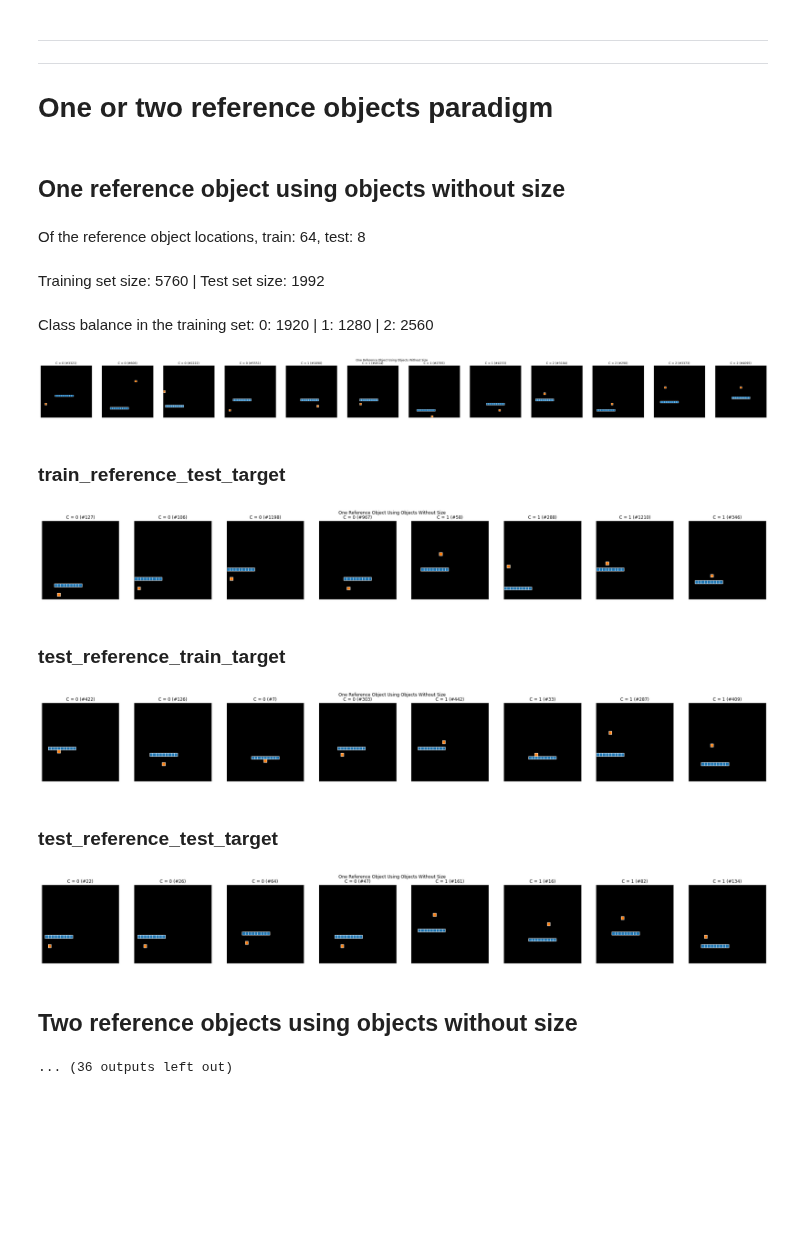
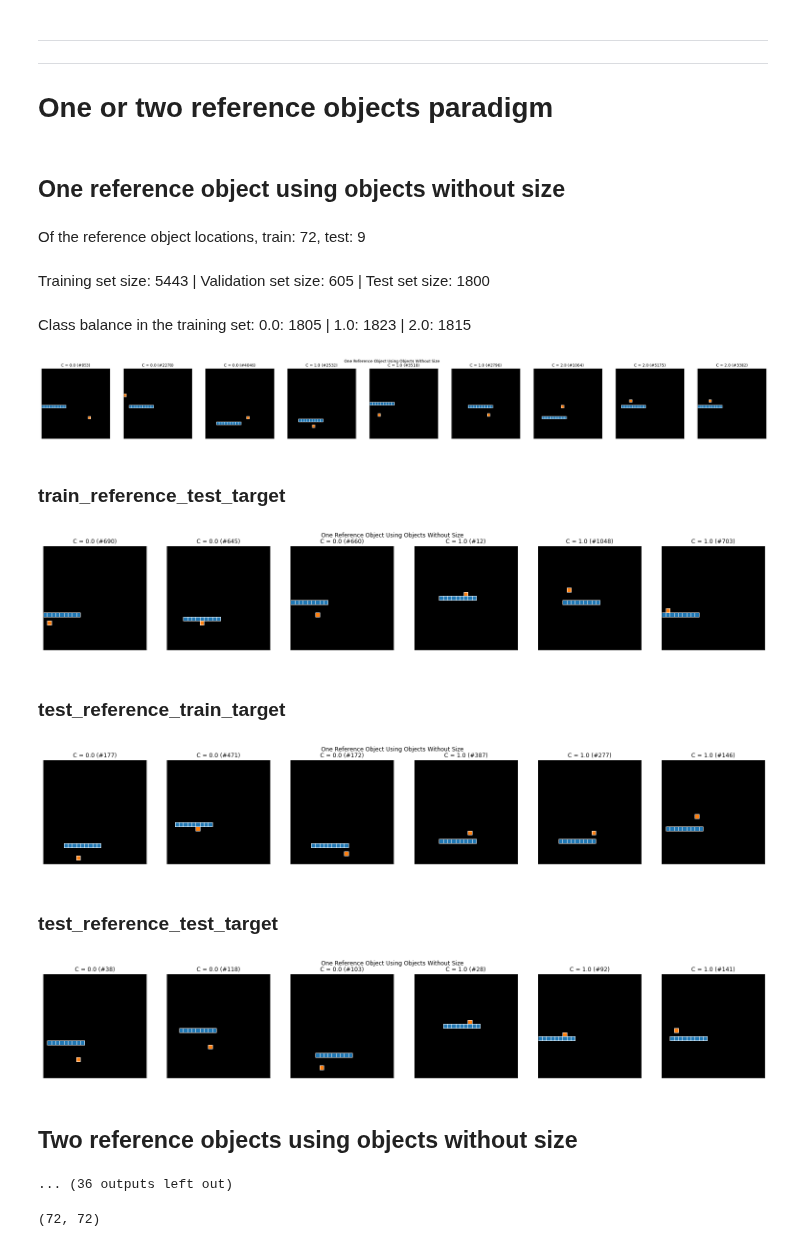
Before and after one commit to guydav/simple-relational-reasoning, a Jupyter notebook: notebooks/QuinnObjectVisualizations.ipynb, the cells around one changed output. Cells and saved outputs as stored; diff of their text form; code cells hidden in the pictures; blank space fills up the shorter version.

```diff
--- a/notebooks/QuinnObjectVisualizations.ipynb
+++ b/notebooks/QuinnObjectVisualizations.ipynb
@@ -197,6 +197,36 @@ FAUX_GENERATORS = {
     ObjectGeneratorWithoutSize: QUINN_FAUX_GENERATOR_WITHOUT_SIZE,
     ObjectGeneratorWithSize: QUINN_FAUX_GENERATOR_WITH_SIZE
 }
+# %%
+EXAMPLES_PER_CLASS = 3
+
+NAMES = {
+    AboveBelowReferenceInductiveBias: 'above vs. below',
+    BetweenReferenceInductiveBias: 'above vs. below vs. between',
+    ObjectGeneratorWithoutSize: 'objects without size',
+    ObjectGeneratorWithSize: 'objects with size'
+}
+
+
+def plot_single_dataset(dataset, indices, faux_generators=FAUX_GENERATORS):
+    label_arr = np.array(dataset.labels)
+    unique_labels, unique_counts = np.unique(label_arr, return_counts=True)
+
+    n_labels = len(unique_labels)
+    n_panels = n_labels * EXAMPLES_PER_CLASS
+    plt.figure(figsize=(4.5 * n_panels, 4))
+    plt.suptitle(title.title())
+
+    for l_i, label in enumerate(unique_labels):
+        if label not in indices:
+            indices[label] = np.random.permutation(np.argwhere(label_arr == label))[:EXAMPLES_PER_CLASS].squeeze()
+
+        for ex_i, ex in enumerate(indices[label]):
+            ax = plt.subplot(1, n_panels, 1 + (l_i * EXAMPLES_PER_CLASS) + ex_i)
+            ax.set_title(f'C = {label} (#{ex})')
+            visualize_objects(dataset[ex][0], FAUX_GENERATORS[generator_class], ax=ax)
+
+    plt.show()
 # %%
 REFERENCE_OBJECT_SIZE = 9
 TARGET_OBJECT_SIZE = 1
@@ -327,16 +327,13 @@ ADD_NEITHER = True
 X_MAX = 18
 Y_MAX = 18
 SEED = 33
-EXAMPLES_PER_CLASS = 4
+EXAMPLES_PER_CLASS = 3
 PROP_TRAIN_REF_LOCATIONS = 0.90
-PROP_TRAIN_TARGET_LOCATIONS = 0.75
+PROP_TRAIN_TARGET_LOCATIONS = 0.8
 
 indices = {}
 
 ONE_OR_TWO_DATASETS = {}
-
-
-train_indices = {}
 
 
 for generator_class in (ObjectGeneratorWithoutSize, ObjectGeneratorWithSize):
@@ -344,51 +341,51 @@ for generator_class in (ObjectGeneratorWithoutSize, ObjectGeneratorWithSize):
         title = f'{two_reference_objects and "Two reference objects" or "One reference object"} using {NAMES[generator_class]}'
         display(Markdown(f'## {title}'))
         gen = generator_class(SEED, REFERENCE_OBJECT_SIZE, TARGET_OBJECT_SIZE)
-        dataset = OneOrTwoReferenceObjects(gen, X_MAX, Y_MAX, SEED, two_reference_objects=two_reference_objects,
+        dataset = OneOrTwoReferenceObjects(gen, X_MAX, Y_MAX + int(two_reference_objects), SEED, two_reference_objects=two_reference_objects,
                                            between_relation=two_reference_objects,
                                            prop_train_reference_object_locations=PROP_TRAIN_REF_LOCATIONS,
                                            prop_train_target_object_locations=PROP_TRAIN_TARGET_LOCATIONS)
 
         ONE_OR_TWO_DATASETS[generator_class, two_reference_objects] = dataset
 
         train = dataset.get_training_dataset()
         label_arr = np.array(train.labels)
         unique_labels, unique_counts = np.unique(label_arr, return_counts=True)
 #         print(len(train), unique_labels, unique_counts)
 
         test_datasets = dataset.get_test_datasets()
 #         print([(key, len(test_datasets[key])) for key in test_datasets])
 
         display(Markdown(f'Of the reference object locations, train: {len(dataset.train_reference_object_locations)}, test: {len(dataset.test_reference_object_locations)} '))
 
         total_test_size = sum([len(test_datasets[key]) for key in test_datasets])
-        display(Markdown(f'Training set size: {len(train)} | Test set size: {total_test_size}'))
+        display(Markdown(f'Training set size: {len(train)} | Validation set size: {len(dataset.get_validation_dataset().labels)} | Test set size: {total_test_size}'))
 
         class_sizes = ' | '.join([f'{unique_labels[i]}: {unique_counts[i]}' for i in range(len(unique_labels))])
         display(Markdown(f'Class balance in the training set: {class_sizes}'))
-
+        train_indices = {}
         plot_single_dataset(train, train_indices, faux_generators=ONE_OR_TWO_FAUX_GENERATORS)
 
         for test_set_name, test_set in test_datasets.items():
             display(Markdown(f'### {test_set_name}'))
             test_indices = {}
             plot_single_dataset(test_set, test_indices, faux_generators=ONE_OR_TWO_FAUX_GENERATORS)
 
     train_indices = {}
 
     display(Markdown('-----'))
     display(Markdown('-----'))
 # %% [output]
 ## One reference object using objects without size
-Of the reference object locations, train: 64, test: 8
+Of the reference object locations, train: 72, test: 9
-Training set size: 5760 | Test set size: 1992
+Training set size: 5443 | Validation set size: 605 | Test set size: 1800
-Class balance in the training set: 0: 1920 | 1: 1280 | 2: 2560
+Class balance in the training set: 0.0: 1805 | 1.0: 1823 | 2.0: 1815
-[figure, old version]
+[figure, new version]
 ### train_reference_test_target
-[figure, old version]
+[figure, new version]
 ### test_reference_train_target
-[figure, old version]
+[figure, new version]
 ### test_reference_test_target
-[figure, old version]
+[figure, new version]
 ## Two reference objects using objects without size
 ... (36 outputs left out)
@@ -394,0 +395,4 @@ Class balance in the training set: 0: 1920 | 1: 1280 | 2: 2560
+# %%
+len(one_obj_dataset.train_reference_object_locations), len(two_obj_dataset.train_reference_object_locations)
+# %% [output]
+(72, 72)
```
Also changed, not shown: parts of 9 cells of this notebook, 4 other files.
